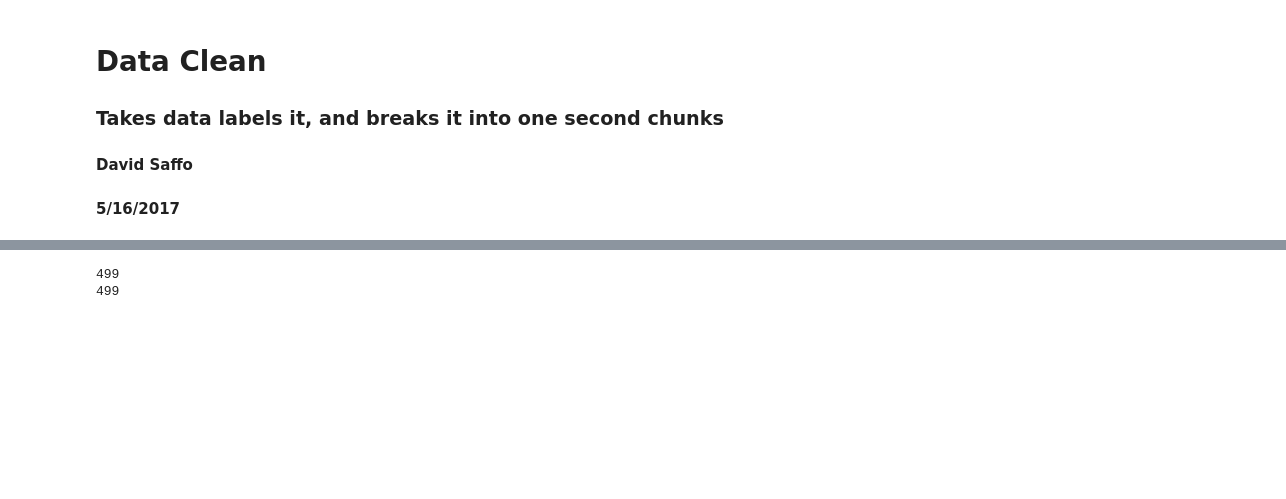
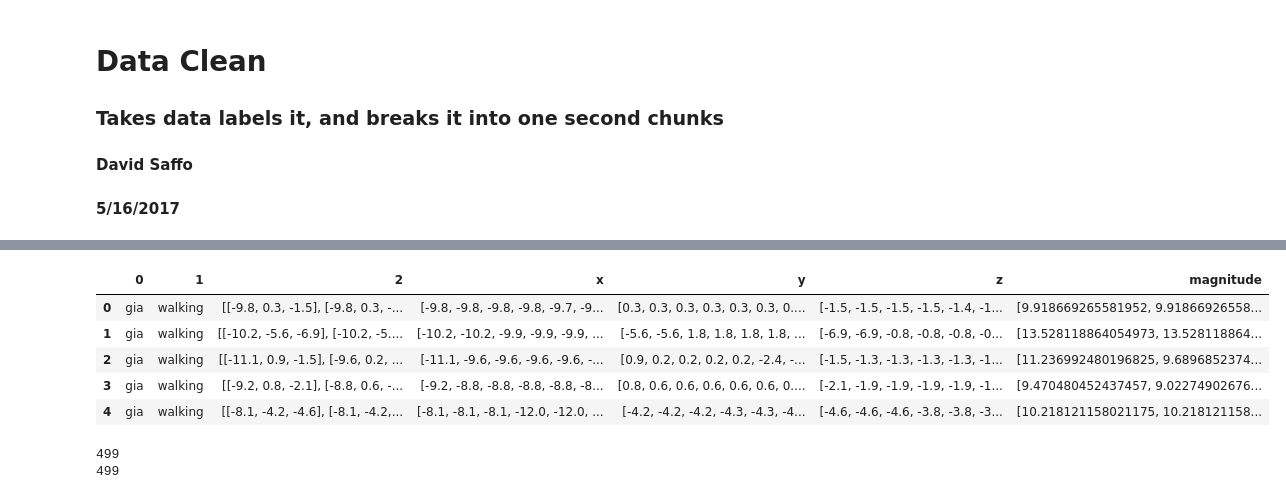
Before and after one commit to dsaffo/ToddlerActivityRecognition, a Jupyter notebook: DataClean.ipynb, the cells around one changed output, grey strips where cells are left out. Saved outputs shown, nothing was run; the diff lists cells and outputs as text; code cells hidden in the pictures; blank space fills up the shorter version.

```diff
--- a/DataClean.ipynb
+++ b/DataClean.ipynb
@@ -92,9 +85,9 @@ def createDF(sub, act, data):
     d.pop(-1)
 
 
-    dftest = pd.DataFrame(d)
+    df = pd.DataFrame(d)
 
-    return dftest
+    return df
 # %%
 df = createDF("gia", "walking", giaWalking)
 df = df.append(createDF("gia", "running", giaRunning), ignore_index=True)
@@ -160,0 +163,5 @@ df = df.append(createDF("denee", "standing", deneeStanding), ignore_index=True)
+# %%
+df['x'] = df.apply(lambda row:  [i[0] for i in row[2]], axis = 1)
+df['y'] = df.apply(lambda row:  [i[1] for i in row[2]], axis = 1)
+df['z'] = df.apply(lambda row:  [i[2] for i in row[2]], axis = 1)
+df.head()
@@ -176,7 +193,16 @@ for i in range(len(df)):
 
     a.append(mag)
 
-df.insert(3, "magnitude", a)
+df.insert(6, "magnitude", a)
+# %%
+df.head()
+# %% [output]
+|  | 0 | 1 | 2 | x | y | z | magnitude |
+| 0 | gia | walking | [[-9.8, 0.3, -1.5], [-9.8, 0.3, -... | [-9.8, -9.8, -9.8, -9.8, -9.7, -9... | [0.3, 0.3, 0.3, 0.3, 0.3, 0.3, 0.... | [-1.5, -1.5, -1.5, -1.5, -1.4, -1... | [9.918669265581952, 9.91866926558... |
+| 1 | gia | walking | [[-10.2, -5.6, -6.9], [-10.2, -5.... | [-10.2, -10.2, -9.9, -9.9, -9.9, ... | [-5.6, -5.6, 1.8, 1.8, 1.8, 1.8, ... | [-6.9, -6.9, -0.8, -0.8, -0.8, -0... | [13.528118864054973, 13.528118864... |
+| 2 | gia | walking | [[-11.1, 0.9, -1.5], [-9.6, 0.2, ... | [-11.1, -9.6, -9.6, -9.6, -9.6, -... | [0.9, 0.2, 0.2, 0.2, 0.2, -2.4, -... | [-1.5, -1.3, -1.3, -1.3, -1.3, -1... | [11.236992480196825, 9.6896852374... |
+| 3 | gia | walking | [[-9.2, 0.8, -2.1], [-8.8, 0.6, -... | [-9.2, -8.8, -8.8, -8.8, -8.8, -8... | [0.8, 0.6, 0.6, 0.6, 0.6, 0.6, 0.... | [-2.1, -1.9, -1.9, -1.9, -1.9, -1... | [9.470480452437457, 9.02274902676... |
+| 4 | gia | walking | [[-8.1, -4.2, -4.6], [-8.1, -4.2,... | [-8.1, -8.1, -8.1, -12.0, -12.0, ... | [-4.2, -4.2, -4.2, -4.3, -4.3, -4... | [-4.6, -4.6, -4.6, -3.8, -3.8, -3... | [10.218121158021175, 10.218121158... |
 # %%
 temp = []
 a = []
```
Also changed, not shown: parts of 6 cells of this notebook, 2 other files.
